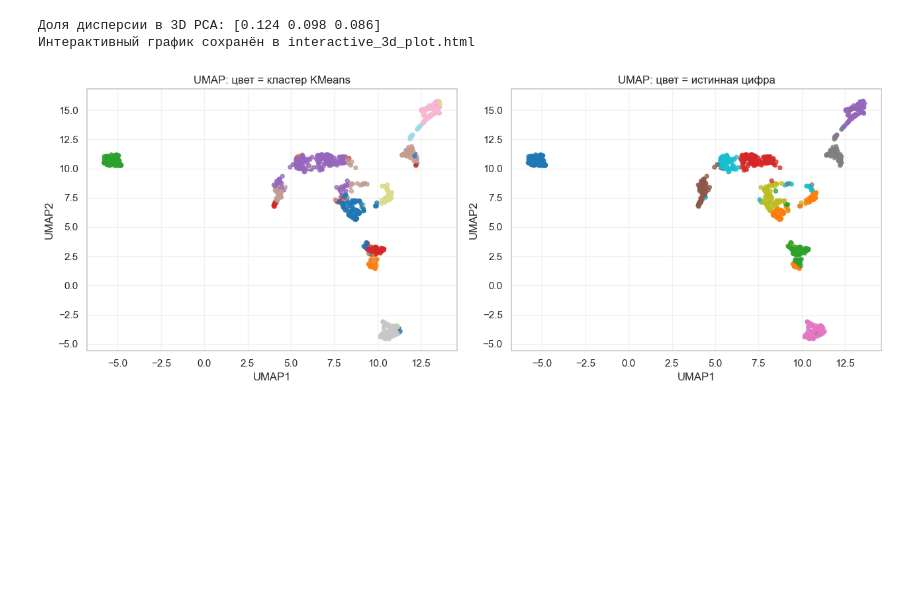
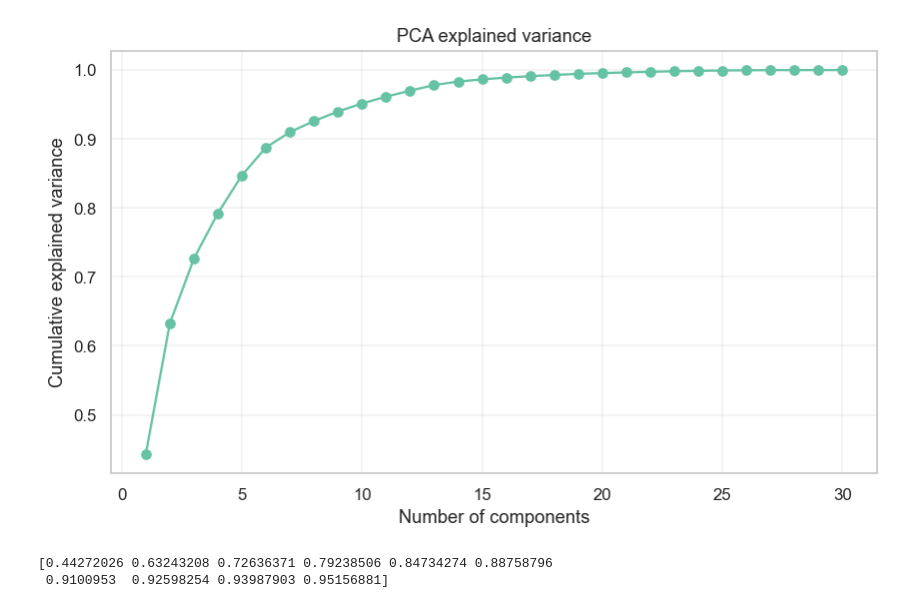
Before and after one commit to firefiruses/Clusters, a Jupyter notebook: lab1/lab1.ipynb, the cells around one changed output. Saved outputs shown, nothing was run; the diff lists cells and outputs as text; code cells hidden in the pictures; blank space fills up the shorter version.

```diff
--- a/lab1/lab1.ipynb
+++ b/lab1/lab1.ipynb
@@ -1,14 +0,0 @@
-# %%
-import numpy as np
-import pandas as pd
-import matplotlib.pyplot as plt
-import seaborn as sns
-
-from sklearn.datasets import load_digits
-from sklearn.metrics import adjusted_rand_score, silhouette_score
-from sklearn.decomposition import PCA
-
-from multidim_visualization import HighDimVisualizer
-
-RANDOM_STATE = 42
-sns.set_theme(style="whitegrid")
@@ -158,41 +97,16 @@ print("Доля дисперсии в 2D PCA:", pca_2d.explained_variance_ratio_
-# %%
-fig, X_pca_3d, pca_3d = visualizer.plot_interactive_3d_clusters(
-    X,
-    cluster_labels,
-    target=y,
-    output_file="interactive_3d_plot.html",
-    title="Кластеры KMeans для цифр",
-)
-
-print("Доля дисперсии в 3D PCA:", pca_3d.explained_variance_ratio_.round(3))
-print("Интерактивный график сохранён в interactive_3d_plot.html")
-# %% [output]
-Доля дисперсии в 3D PCA: [0.124 0.098 0.086]
-Интерактивный график сохранён в interactive_3d_plot.html
-# %%
-try:
-    import umap
-
-    reducer = umap.UMAP(
-        n_neighbors=20,
-        min_dist=0.05,
-        n_components=2,
-        random_state=RANDOM_STATE,
-    )
-    X_umap = reducer.fit_transform(X)
-
-    fig, axes = plt.subplots(1, 2, figsize=(13, 5))
-    axes[0].scatter(X_umap[:, 0], X_umap[:, 1], c=cluster_labels, cmap="tab20", s=18, alpha=0.75)
-    axes[0].set_title("UMAP: цвет = кластер KMeans")
-    axes[1].scatter(X_umap[:, 0], X_umap[:, 1], c=y, cmap="tab10", s=18, alpha=0.75)
-    axes[1].set_title("UMAP: цвет = истинная цифра")
-    for ax in axes:
-        ax.set_xlabel("UMAP1")
-        ax.set_ylabel("UMAP2")
-        ax.grid(True, alpha=0.25)
-    plt.tight_layout()
-    plt.show()
-except ImportError:
-    print("umap-learn не установлен. Установите пакет командой: %pip install umap-learn")
-# %% [output]
-[figure, removed]
+# %%
+pca_full = PCA(random_state=42)
+pca_full.fit(X_scaled)
+explained = np.cumsum(pca_full.explained_variance_ratio_)
+plt.figure(figsize=(9, 5))
+plt.plot(np.arange(1, len(explained) + 1), explained, marker="o")
+plt.xlabel("Number of components")
+plt.ylabel("Cumulative explained variance")
+plt.title("PCA explained variance")
+plt.grid(alpha=0.3)
+plt.show()
+print(explained[:10])
+# %% [output]
+[figure, added]
+[0.44272026 0.63243208 0.72636371 0.79238506 0.84734274 0.88758796
+ 0.9100953  0.92598254 0.93987903 0.95156881]
```
Also changed, not shown: parts of 21 cells of this notebook, 2 other files.
